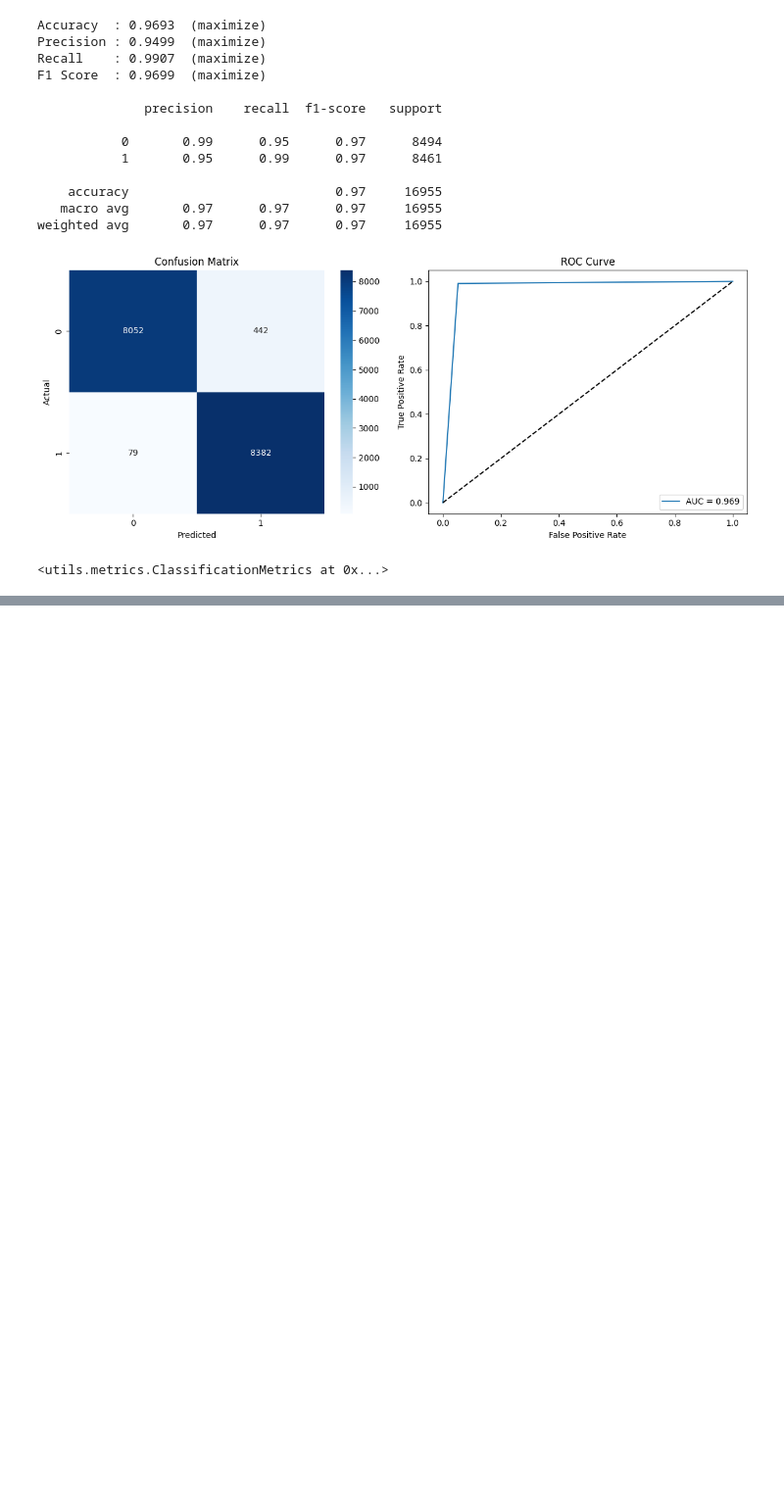
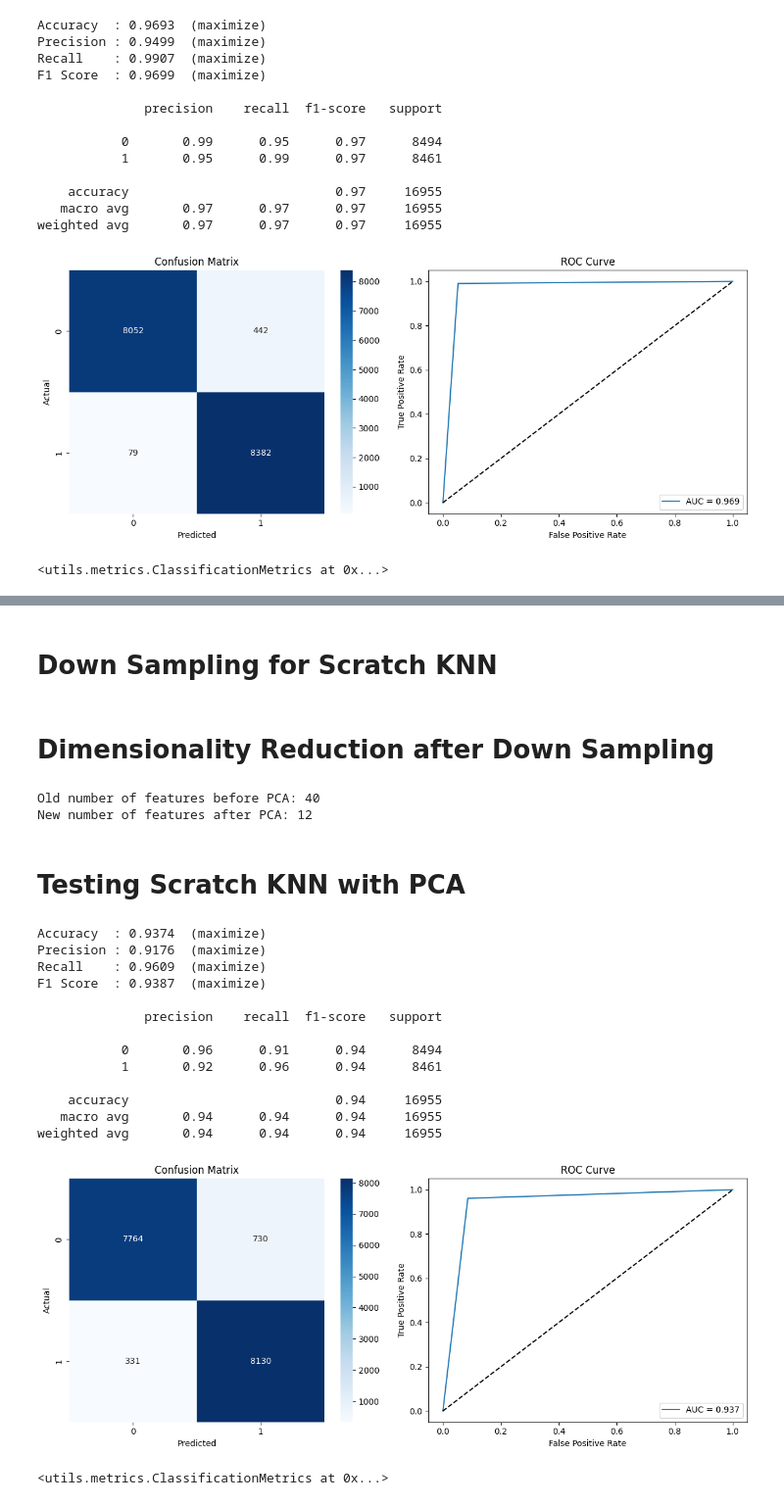
Before and after one commit to MohamedRamzi9/Data-Mining-Project, a Jupyter notebook: supervised_learning/knn.ipynb, the cells around one changed output, grey strips where cells are left out. Shown at 98% size. Saved outputs shown, nothing was run; the diff lists cells and outputs as text; code cells hidden in the pictures; blank space fills up the shorter version.

Commit message:
Added - scratch implemetation testing of knn

```diff
--- a/supervised_learning/knn.ipynb
+++ b/supervised_learning/knn.ipynb
@@ -341,0 +361,62 @@ weighted avg       0.97      0.97      0.97     16955
+# %% [markdown]
+# Down Sampling for Scratch KNN
+# %%
+def stratified_downsample(X, y, n_total, random_state=42):
+
+    rng = np.random.default_rng(random_state)
+
+    classes = np.unique(y)
+    n_per_class = n_total // len(classes)
+
+    indices = []
+
+    for c in classes:
+        class_idx = np.where(y == c)[0]
+        sampled = rng.choice(class_idx, size=n_per_class, replace=False)
+        indices.append(sampled)
+
+    indices = np.concatenate(indices)
+    rng.shuffle(indices)
+
+    return X[indices], y[indices]
+# %% [markdown]
+# Dimensionality Reduction after Down Sampling
+# %%
+X_np_train_reduced, Y_np_train_reduced = stratified_downsample(X_np_train, Y_np_train, n_total=20000, random_state=42)
+# X_np_test_reduced, Y_np_test_reduced = stratified_downsample(X_np_test, Y_np_test, n_total=5000, random_state=42)
+X_np_test_reduced, Y_np_test_reduced = X_np_test, Y_np_test
+
+pca = PCA(n_components=0.9)
+X_np_train_reduced_pca = pca.fit_transform(X_np_train_reduced)
+X_np_test_reduced_pca = pca.transform(X_np_test_reduced)
+
+print("Old number of features before PCA:", X_np_train_reduced.shape[1])
+print("New number of features after PCA:", X_np_train_reduced_pca.shape[1])
+# %% [output]
+Old number of features before PCA: 40
+New number of features after PCA: 12
+# %% [markdown]
+# Testing Scratch KNN with PCA
+# %%
+
+
+knn_scratch = ScratchFastKNN(k=1, metric='euclidean')
+knn_scratch.fit(X_np_train_reduced_pca, Y_np_train_reduced)
+Y_pred_scratch = knn_scratch.predict(X_np_test_reduced_pca)
+show_classification_report(Y_np_test_reduced, Y_pred_scratch)
+# %% [output]
+Accuracy  : 0.9374  (maximize)
+Precision : 0.9176  (maximize)
+Recall    : 0.9609  (maximize)
+F1 Score  : 0.9387  (maximize)
+
+              precision    recall  f1-score   support
+
+           0       0.96      0.91      0.94      8494
+           1       0.92      0.96      0.94      8461
+
+    accuracy                           0.94     16955
+   macro avg       0.94      0.94      0.94     16955
+weighted avg       0.94      0.94      0.94     16955
+[figure, added]
+<utils.metrics.ClassificationMetrics at 0x...>
```
Also changed, not shown: parts of 5 cells of this notebook, 1 other file.
